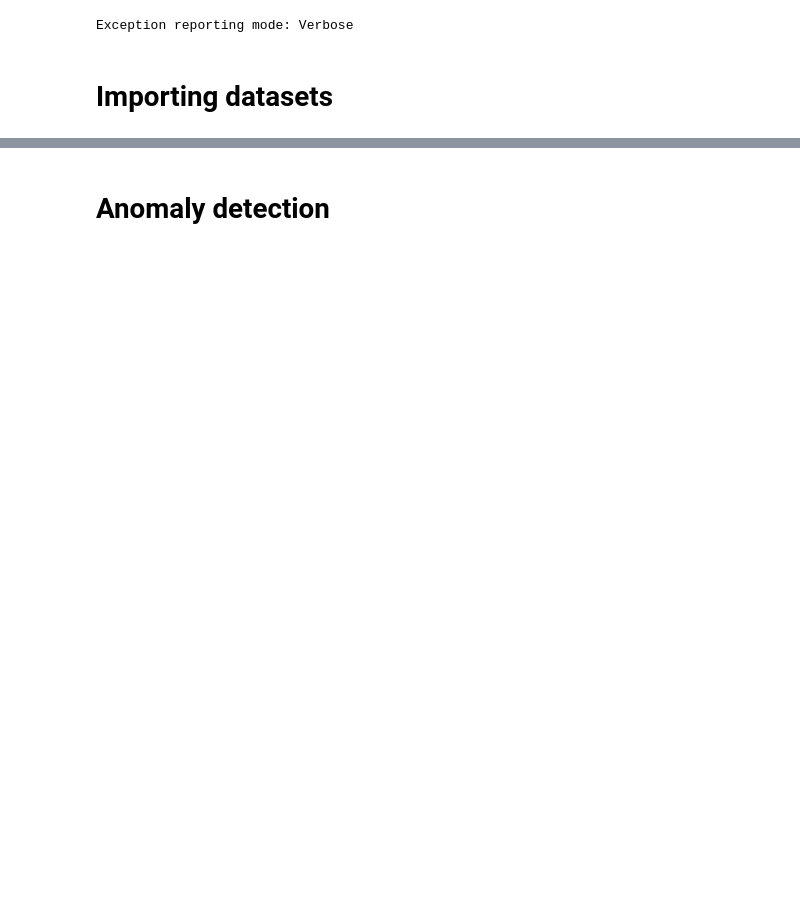
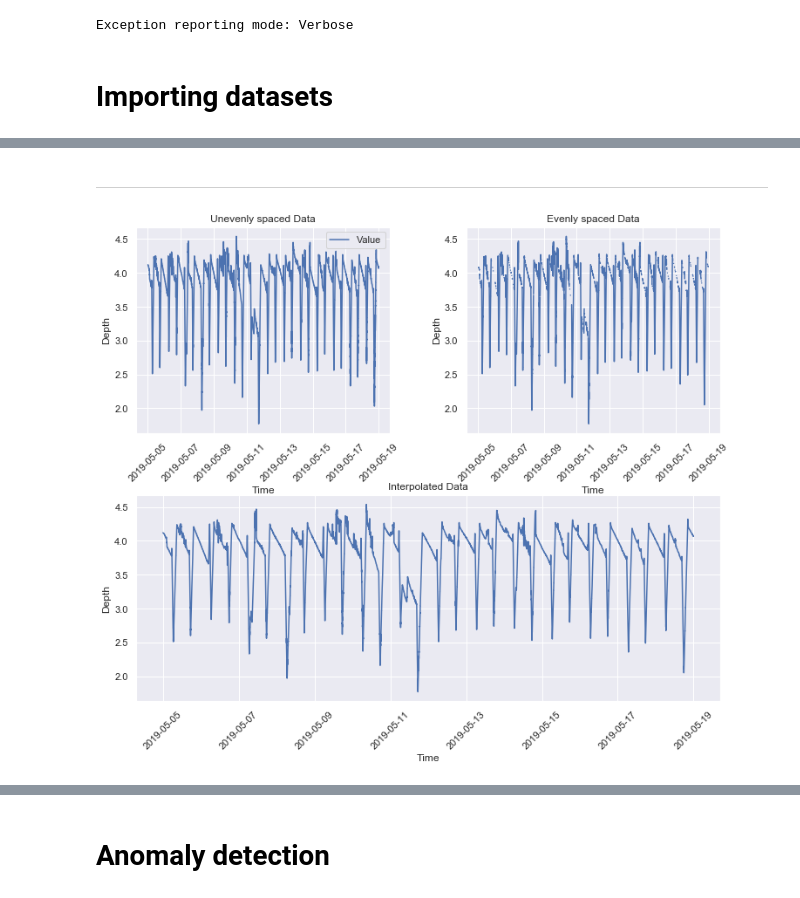
Before and after one commit to nikhilc3013/Data-Preprocessing, a Jupyter notebook: submission/Unsupervised anomaly.ipynb, the cells around one changed output, grey strips where cells are left out. Cells and saved outputs as stored; diff of their text form; code cells hidden in the pictures; blank space fills up the shorter version.

```diff
--- a/submission/Unsupervised anomaly.ipynb
+++ b/submission/Unsupervised anomaly.ipynb
@@ -29,47 +36,49 @@ Missing data.ipynb
 Mythri Nagar.xls
 sanger-machine-learning-workshop
+# %% [markdown]
+****************
 # %%
-def interpolate_data(fname, sheetname, timestamp):
-    df = pd.read_excel(fname, sheet_name=sheetname, parse_dates=[["Date", "Time"]])
-    df.drop(["SLNo", "Input Name"], inplace=True, axis=1)
-    df.set_index("Date_Time", inplace=True)
+df = pd.read_csv("labbipet.csv")
+df.index = pd.to_datetime(df["Date"] + " " + df["Time"])
+df.drop(["Date", "Time"], inplace=True, axis=1)
 
-    date_time_idx = pd.date_range(start=timestamp + " 00:00:00", end=timestamp + " 23:59:00", periods=24*60)
-    df_full = pd.DataFrame(data={"Depth":np.full(24*60, fill_value=np.nan)}, index=date_time_idx)
+time_range = pd.date_range(start="2019-05-05 00:00:00", end="2019-05-18 23:59:00", periods=24*60*14)
+data = pd.DataFrame({"Values": np.full((24*60*14), fill_value=np.nan)}, index=time_range)
 
-    for i in range(len(df_full)):
-        if i == len(df_full)-1:
-            df_full["Depth"][i] = df.loc[df_full.index[i]:].values.mean()
-        else:
-            df_full["Depth"][i] = df.loc[df_full.index[i]:df_full.index[i+1]].values.mean()
+for i in range(len(data)):
+    if i == len(data)-1:
+        data["Values"][i] = df.loc[data.index[i]:].values.mean()
+    else:
+        data["Values"][i] = df.loc[data.index[i]:data.index[i+1]].values.mean()
 
+series = pd.Series(data.values.ravel(), index = data.index)
+series.interpolate(method='time', limit_direction='both', inplace=True)
 
-    series = pd.Series(df_full.values.ravel(), index = df_full.index)
-    series.interpolate(method='time', limit_direction='both', inplace=True)
+fig = plt.figure(figsize=(12,10))
+gs = matplotlib.gridspec.GridSpec(nrows=2, ncols=2, hspace=0.3, wspace=0.3, figure=fig)
 
-    fig = plt.figure(figsize=(12,10))
-    gs = matplotlib.gridspec.GridSpec(nrows=2, ncols=2, hspace=0.3, wspace=0.3, figure=fig)
+ax1 = fig.add_subplot(gs[0,0])
+sns.lineplot(data=df, ax=ax1)
+ax1.set_xlabel("Time")
+ax1.set_ylabel("Depth")
+ax1.set_title("Unevenly spaced Data")
+plt.xticks(rotation=45)
 
-    ax1 = fig.add_subplot(gs[0,0])
-    sns.lineplot(data=df, ax=ax1)
-    ax1.set_xlabel("Time")
-    ax1.set_ylabel("Depth")
-    ax1.set_title("Unevenly spaced Data")
-    plt.xticks(rotation=45)
+ax2 = fig.add_subplot(gs[0,1])
+plt.plot(data)
+ax2.set_xlabel("Time")
+ax2.set_ylabel("Depth")
+ax2.set_title("Evenly spaced Data")
+plt.xticks(rotation=45)
 
-    ax2 = fig.add_subplot(gs[0,1])
-    plt.plot(df_full)
-    ax2.set_xlabel("Time")
-    ax2.set_ylabel("Depth")
-    ax2.set_title("Evenly spaced Data")
-    plt.xticks(rotation=45)
+ax3 = fig.add_subplot(gs[1,:])
+sns.lineplot(data=series, ax=ax3)
+ax3.set_xlabel("Time")
+ax3.set_ylabel("Depth")
+ax3.set_title("Interpolated Data")
+plt.xticks(rotation=45)
 
-    ax3 = fig.add_subplot(gs[1,:])
-    sns.lineplot(data=series, ax=ax3)
-    ax3.set_xlabel("Time")
-    ax3.set_ylabel("Depth")
-    ax3.set_title("Interpolated Data")
-    plt.xticks(rotation=45)
-
-    plt.show()
-    return series
+plt.tight_layout()
+plt.show()
+# %% [output]
+[figure, added]
```
Also changed, not shown: parts of 16 cells of this notebook.
